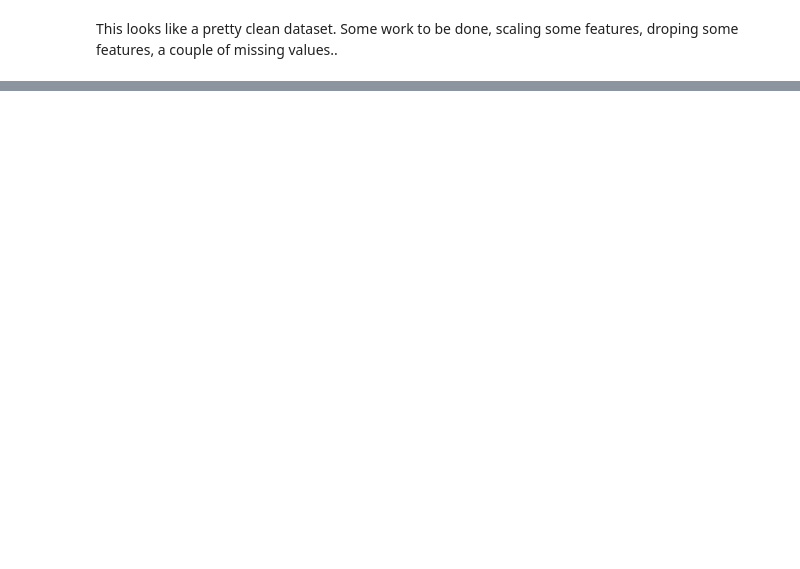
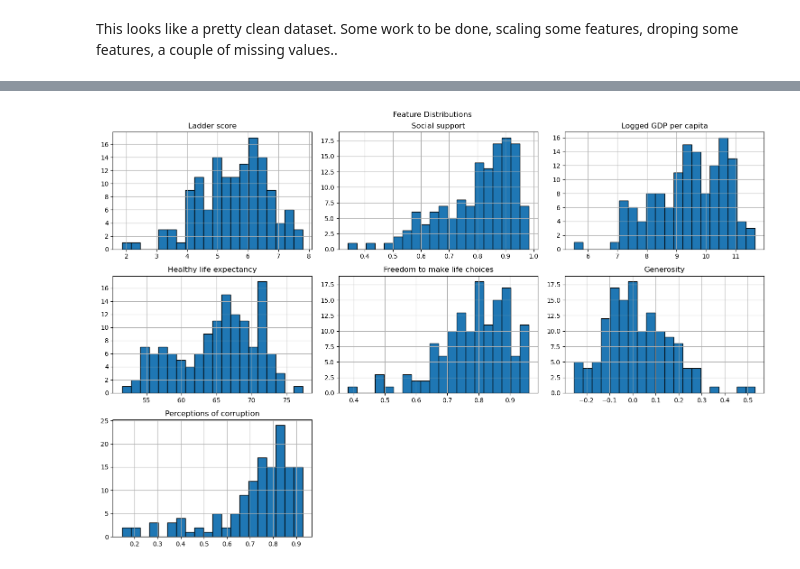
Before and after one commit to ionesh79/world-happiness, a Jupyter notebook: World Happiness Cluster.ipynb, the cells around one changed output, grey strips where cells are left out. Saved outputs shown, nothing was run; the diff lists cells and outputs as text; code cells hidden in the pictures; blank space fills up the shorter version.

```diff
--- a/World Happiness Cluster.ipynb
+++ b/World Happiness Cluster.ipynb
@@ -131,3 +131,8 @@ df_work.describe()
 | max | 7.804000 | 0.147000 | 7.875000 | 7.733000 | 11.660000 | 0.983000 | ... |
 # %% [markdown]
 This looks like a pretty clean dataset. Some work to be done, scaling some features, droping some features, a couple of missing values..
+# %%
+# Drop some of the redundant features that appear to be derived or duplicated
+df_work_clean = df_work.loc[:,["Ladder score", "Social support", "Logged GDP per capita", "Healthy life expectancy", "Freedom to make life choices",
+                              "Generosity", "Perceptions of corruption"]]
+df_work_clean
@@ -133,0 +197,7 @@ This looks like a pretty clean dataset. Some work to be done, scaling some featu
+# %%
+df_work_clean.hist(bins=20, figsize=(15, 10), edgecolor='black')
+plt.suptitle("Feature Distributions")
+plt.tight_layout()
+plt.show()
+# %% [output]
+[figure, added]
```
Also changed, not shown: parts of 8 cells of this notebook.
